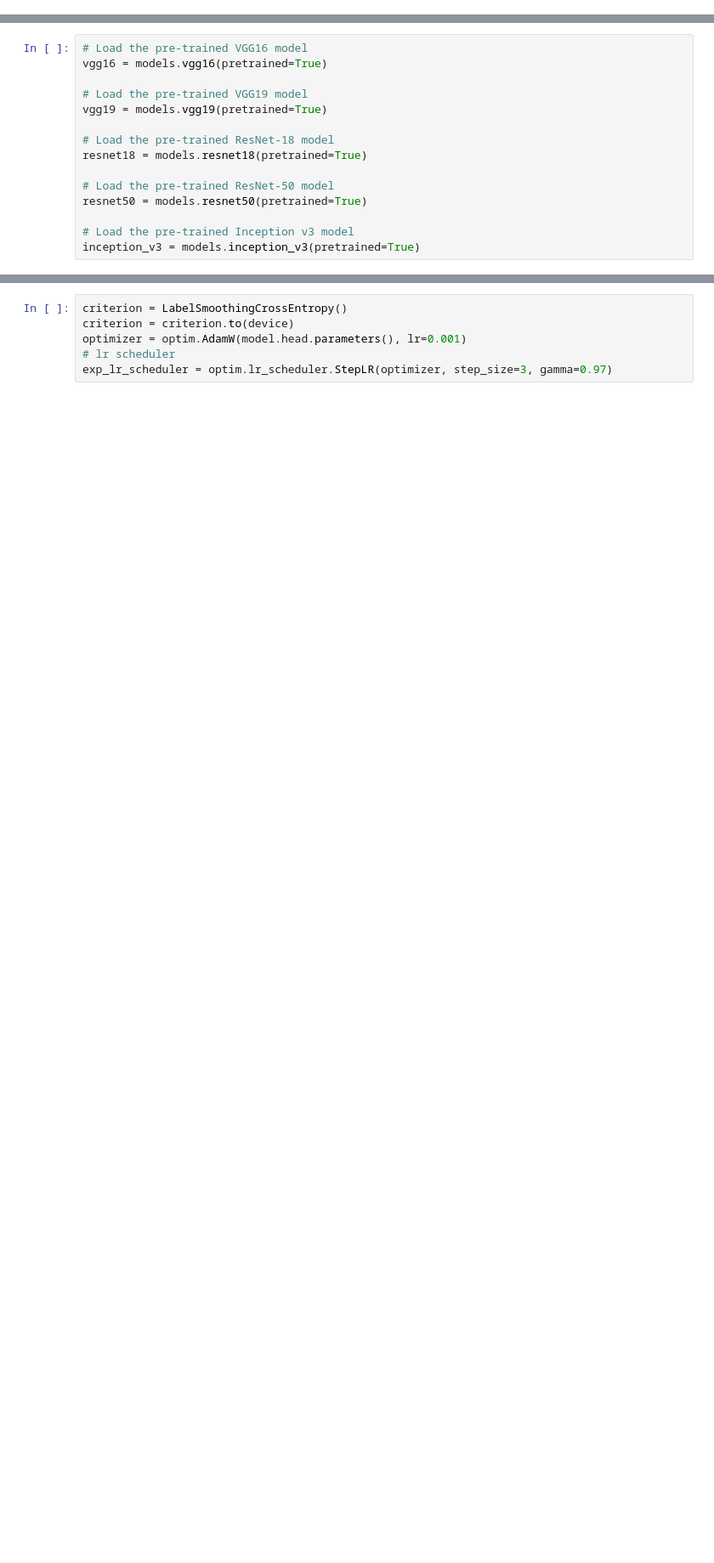
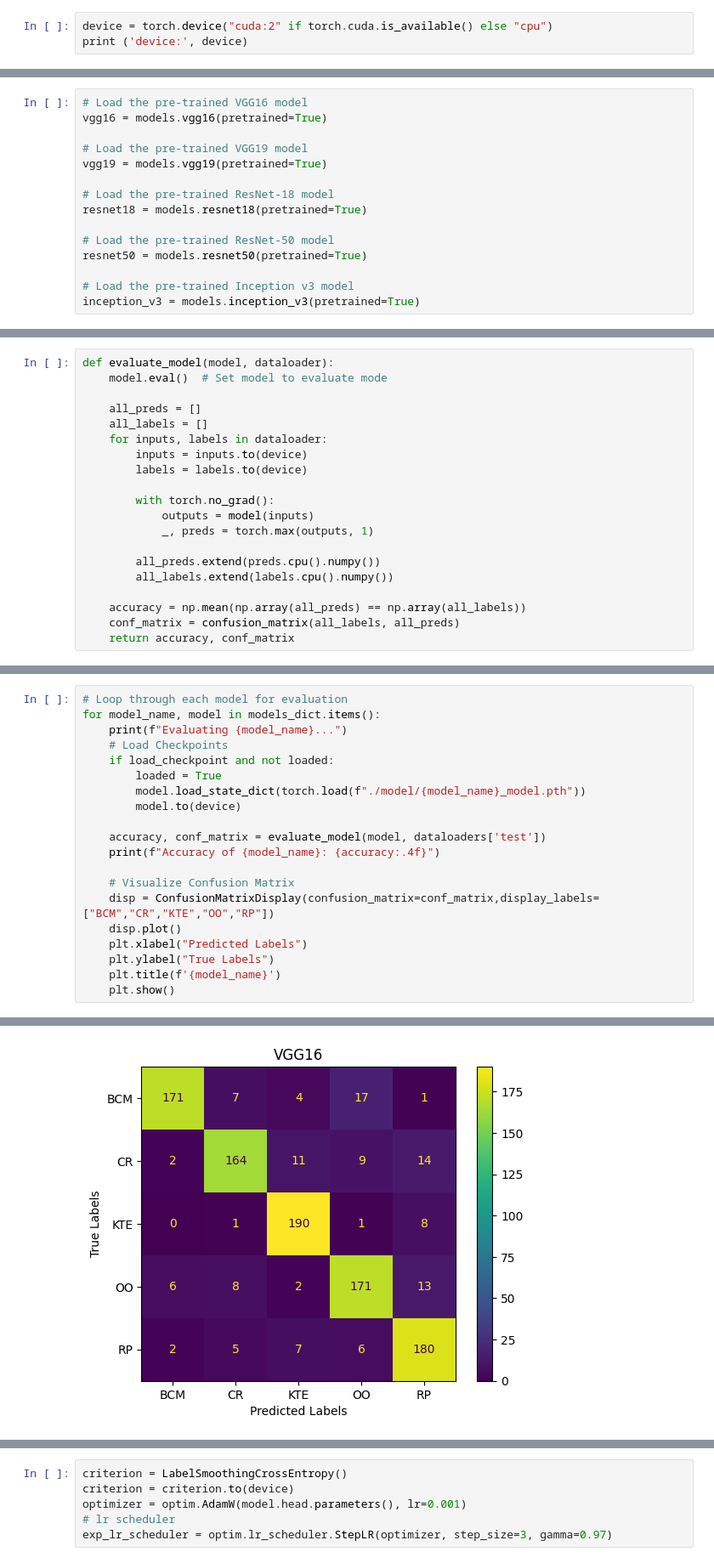
Before and after one commit to AlvisWSY/IE4414_F34_Grp7, a Jupyter notebook: practice.ipynb, the cells around one changed output, grey strips where cells are left out. Shown at 85% size. Saved outputs shown, nothing was run; the diff lists cells and outputs as text; blank space fills up the shorter version.

```diff
--- a/practice.ipynb
+++ b/practice.ipynb
@@ -62,0 +61,3 @@ torch.cuda.manual_seed(seed)
+# %%
+device = torch.device("cuda:2" if torch.cuda.is_available() else "cpu")
+print ('device:', device)
@@ -360,0 +628,20 @@ advance：yaoxuan
+# %%
+def evaluate_model(model, dataloader):
+    model.eval()  # Set model to evaluate mode
+
+    all_preds = []
+    all_labels = []
+    for inputs, labels in dataloader:
+        inputs = inputs.to(device)
+        labels = labels.to(device)
+
+        with torch.no_grad():
+            outputs = model(inputs)
+            _, preds = torch.max(outputs, 1)
+
+        all_preds.extend(preds.cpu().numpy())
+        all_labels.extend(labels.cpu().numpy())
+
+    accuracy = np.mean(np.array(all_preds) == np.array(all_labels))
+    conf_matrix = confusion_matrix(all_labels, all_preds)
+    return accuracy, conf_matrix
@@ -360,0 +650,21 @@ advance：yaoxuan
+# %%
+# Loop through each model for evaluation
+for model_name, model in models_dict.items():
+    print(f"Evaluating {model_name}...")
+    # Load Checkpoints
+    if load_checkpoint and not loaded:
+        loaded = True
+        model.load_state_dict(torch.load(f"./model/{model_name}_model.pth"))
+        model.to(device)
+
+    accuracy, conf_matrix = evaluate_model(model, dataloaders['test'])
+    print(f"Accuracy of {model_name}: {accuracy:.4f}")
+
+    # Visualize Confusion Matrix
+    disp = ConfusionMatrixDisplay(confusion_matrix=conf_matrix,display_labels=["BCM","CR","KTE","OO","RP"])
+    disp.plot()
+    plt.xlabel("Predicted Labels")
+    plt.ylabel("True Labels")
+    plt.title(f'{model_name}')
+    plt.show()
+# %% [output]
@@ -360,0 +673 @@ advance：yaoxuan
+[figure, added]
```
Also changed, not shown: parts of 164 cells of this notebook, 4 other files.
